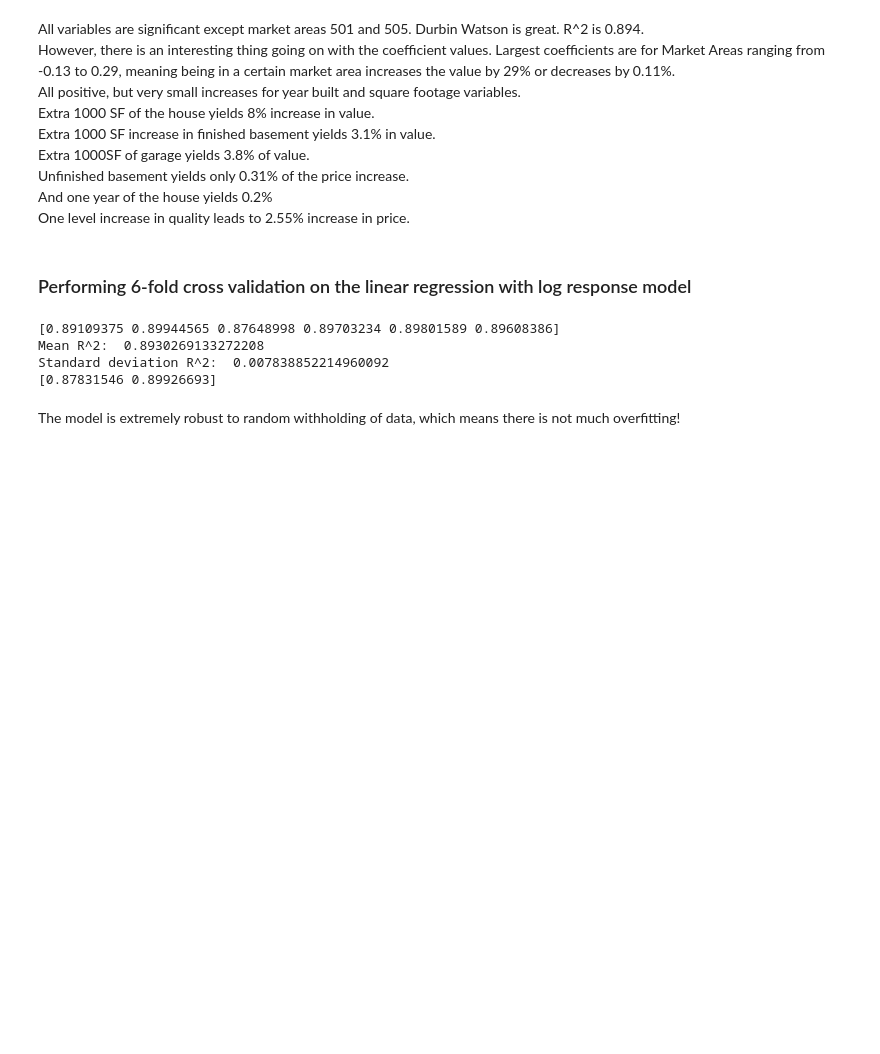
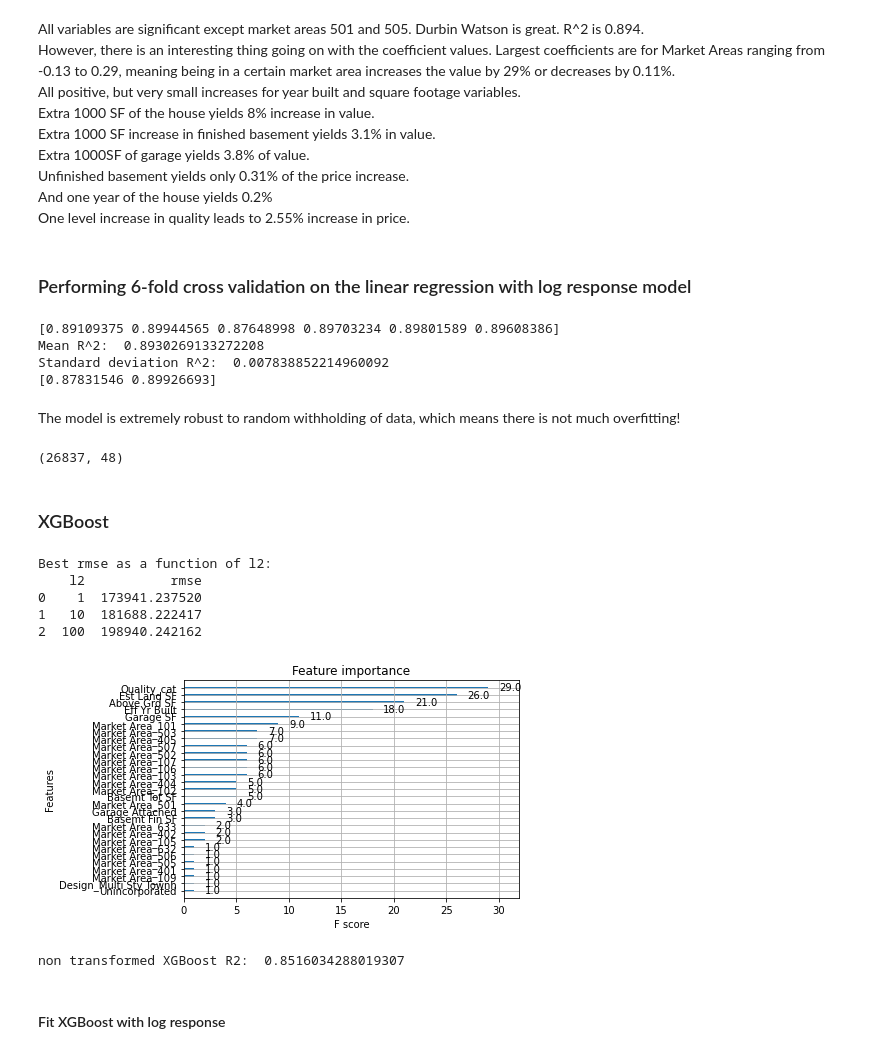
Before and after one commit to rowedata/Capstone1, a Jupyter notebook: Modeling.ipynb, the cells around one changed output. Drawn from its saved outputs; the diff is of its cells as text; code cells hidden in the pictures; blank space fills up the shorter version.

Commit message:
Model with Xgboost 2 wversions and linear regressions 2 versions

```diff
--- a/Modeling.ipynb
+++ b/Modeling.ipynb
@@ -584,5 +564,62 @@ print(np.percentile(cv_scores, [2.5, 97.5]))
 Mean R^2:  0.8930269133272208
 Standard deviation R^2:  0.007838852214960092
 [0.87831546 0.89926693]
-# %% [markdown]
-The model is extremely robust to random withholding of data, which means there is not much overfitting!
+# %% [markdown]
+The model is extremely robust to random withholding of data, which means there is not much overfitting!
+# %%
+features.shape
+# %% [output]
+(26837, 48)
+# %% [markdown]
+### XGBoost
+# %%
+import xgboost as xgb
+import pandas as pd
+
+# Create the DMatrix: housing_dmatrix
+housing_dmatrix = xgb.DMatrix(data=features, label=Y)
+
+reg_params = [1, 10, 100]
+
+# Create the initial parameter dictionary for varying l2 strength: params
+params = {"objective":"reg:squarederror","max_depth":4}
+
+# Create an empty list for storing rmses as a function of l2 complexity
+rmses_l2 = []
+
+# Iterate over reg_params
+for reg in reg_params:
+
+    # Update l2 strength
+    params["lambda"] = reg
+
+    # Pass this updated param dictionary into cv
+    cv_results = xgb.cv(dtrain=housing_dmatrix, params=params, nfold=6, num_boost_round=15, early_stopping_rounds = 10, metrics="rmse", as_pandas=True, seed=123)
+
+    # Append best rmse (final round) to rmses_l2
+    rmses_l2.append(cv_results["test-rmse-mean"].tail(1).values[0])
+
+# Look at best rmse per l2 param
+print("Best rmse as a function of l2:")
+print(pd.DataFrame(list(zip(reg_params, rmses_l2)), columns=["l2", "rmse"]))
+# %% [output]
+Best rmse as a function of l2:
+    l2           rmse
+0    1  173941.237520
+1   10  181688.222417
+2  100  198940.242162
+# %%
+xg_reg = xgb.train(params=params, dtrain=housing_dmatrix, num_boost_round=15)
+
+# Plot the feature importances
+xgb.plot_importance(xg_reg)
+plt.show()
+# %% [output]
+[figure, added]
+# %%
+R2 =1- ((173941.237520)**2)*len(Y)/ np.sum((Y- np.mean(Y))**2)
+print('non transformed XGBoost R2: ', R2)
+# %% [output]
+non transformed XGBoost R2:  0.8516034288019307
+# %% [markdown]
+#### Fit XGBoost with log response
```
Also changed, not shown: parts of 31 cells of this notebook.
